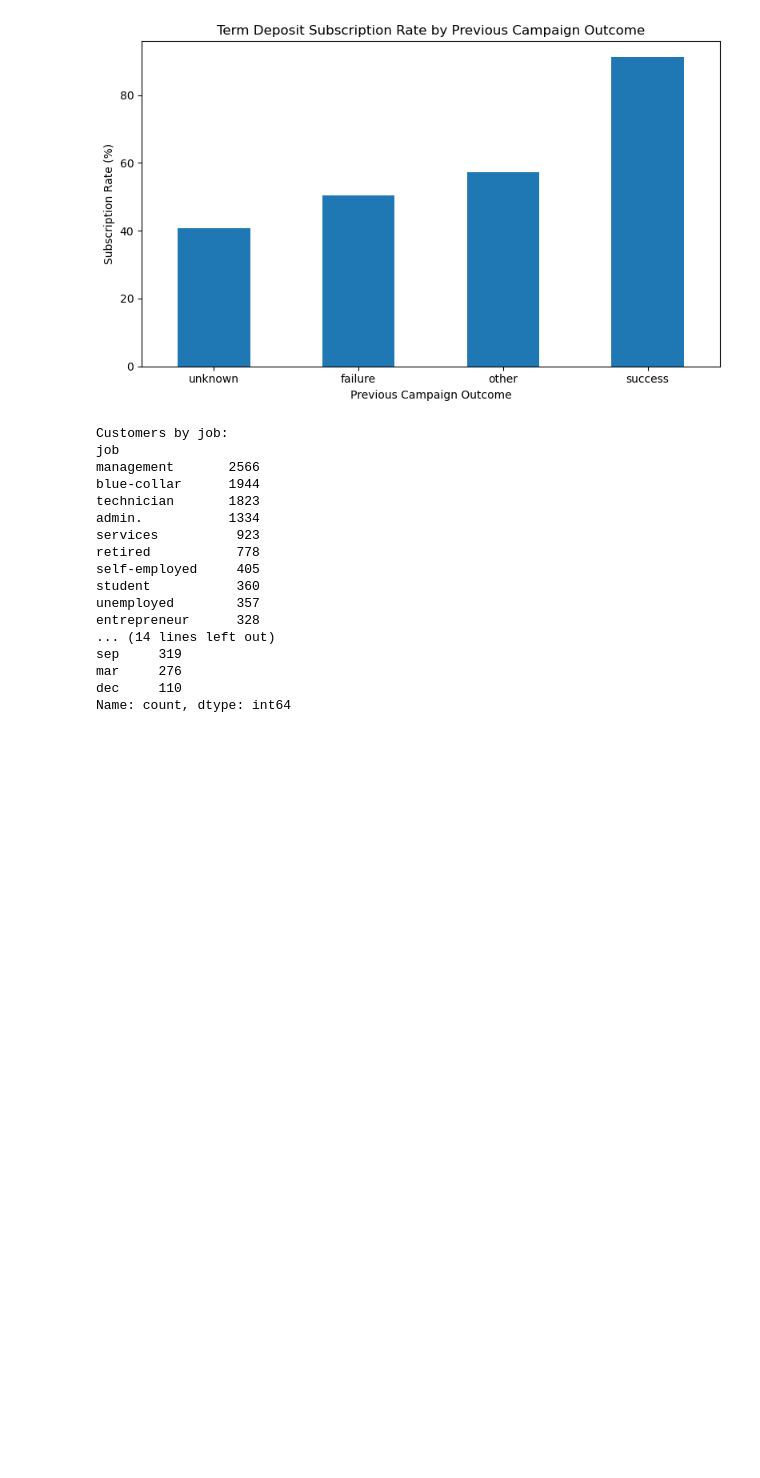
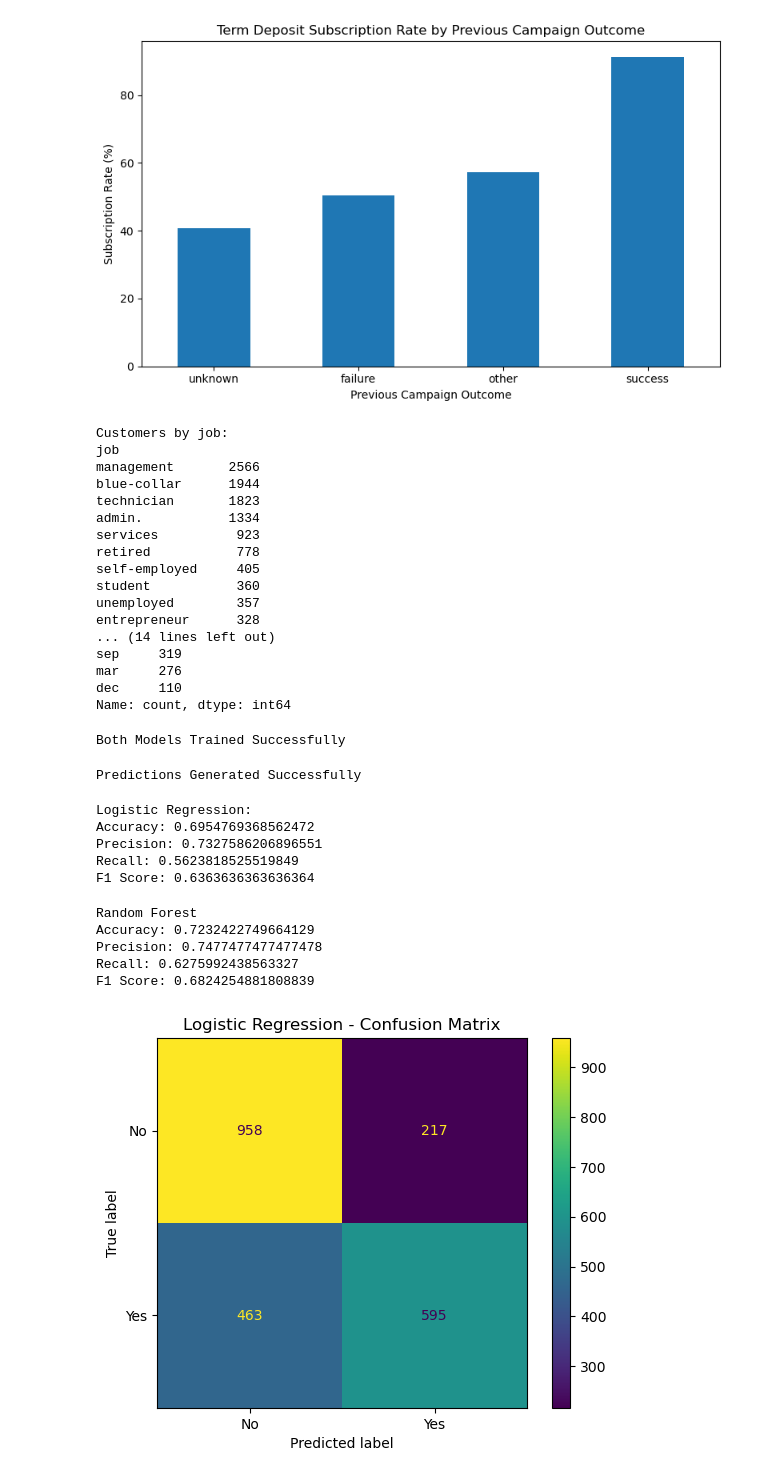
Before and after one commit to jasleenjk07/markovate-assessment, a Jupyter notebook: notebooks/Customer_Subscription_Classification.ipynb, the cells around one changed output. Drawn from its saved outputs; the diff is of its cells as text; code cells hidden in the pictures; blank space fills up the shorter version.

```diff
--- a/notebooks/Customer_Subscription_Classification.ipynb
+++ b/notebooks/Customer_Subscription_Classification.ipynb
@@ -457,0 +461,5 @@ Name: count, dtype: int64
+# %%
+logistic_model = Pipeline([
+    ("preprocessing", logistic_preprocessor),
+    ("model", LogisticRegression(max_iter=1000, random_state=42))
+])
@@ -457,0 +473,12 @@ Name: count, dtype: int64
+# %%
+logistic_model.fit(X_train, Y_train)
+random_forest_model.fit(X_train, Y_train)
+print("Both Models Trained Successfully")
+# %% [output]
+Both Models Trained Successfully
+# %%
+y_logistic_pred = logistic_model.predict(X_test)
+y_rf_pred = random_forest_model.predict(X_test)
+print("Predictions Generated Successfully")
+# %% [output]
+Predictions Generated Successfully
@@ -457,0 +487,24 @@ Name: count, dtype: int64
+# %%
+print("Logistic Regression:")
+print("Accuracy:", accuracy_score(Y_test, y_logistic_pred))
+print("Precision:", precision_score(Y_test, y_logistic_pred))
+print("Recall:", recall_score(Y_test, y_logistic_pred))
+print("F1 Score:", f1_score(Y_test, y_logistic_pred))
+# %% [output]
+Logistic Regression:
+Accuracy: 0.6954769368562472
+Precision: 0.7327586206896551
+Recall: 0.5623818525519849
+F1 Score: 0.6363636363636364
+# %%
+print("Random Forest")
+print("Accuracy:", accuracy_score(Y_test, y_rf_pred))
+print("Precision:", precision_score(Y_test, y_rf_pred))
+print("Recall:", recall_score(Y_test, y_rf_pred))
+print("F1 Score:", f1_score(Y_test, y_rf_pred))
+# %% [output]
+Random Forest
+Accuracy: 0.7232422749664129
+Precision: 0.7477477477477478
+Recall: 0.6275992438563327
+F1 Score: 0.6824254881808839
@@ -457,0 +513,10 @@ Name: count, dtype: int64
+# %%
+cm_logistic = confusion_matrix(Y_test, y_logistic_pred)
+ConfusionMatrixDisplay(
+    confusion_matrix = cm_logistic,
+    display_labels = ["No", "Yes"]
+).plot()
+plt.title("Logistic Regression - Confusion Matrix")
+plt.show()
+# %% [output]
+[figure, added]
```
Also changed, not shown: parts of 12 cells of this notebook.
